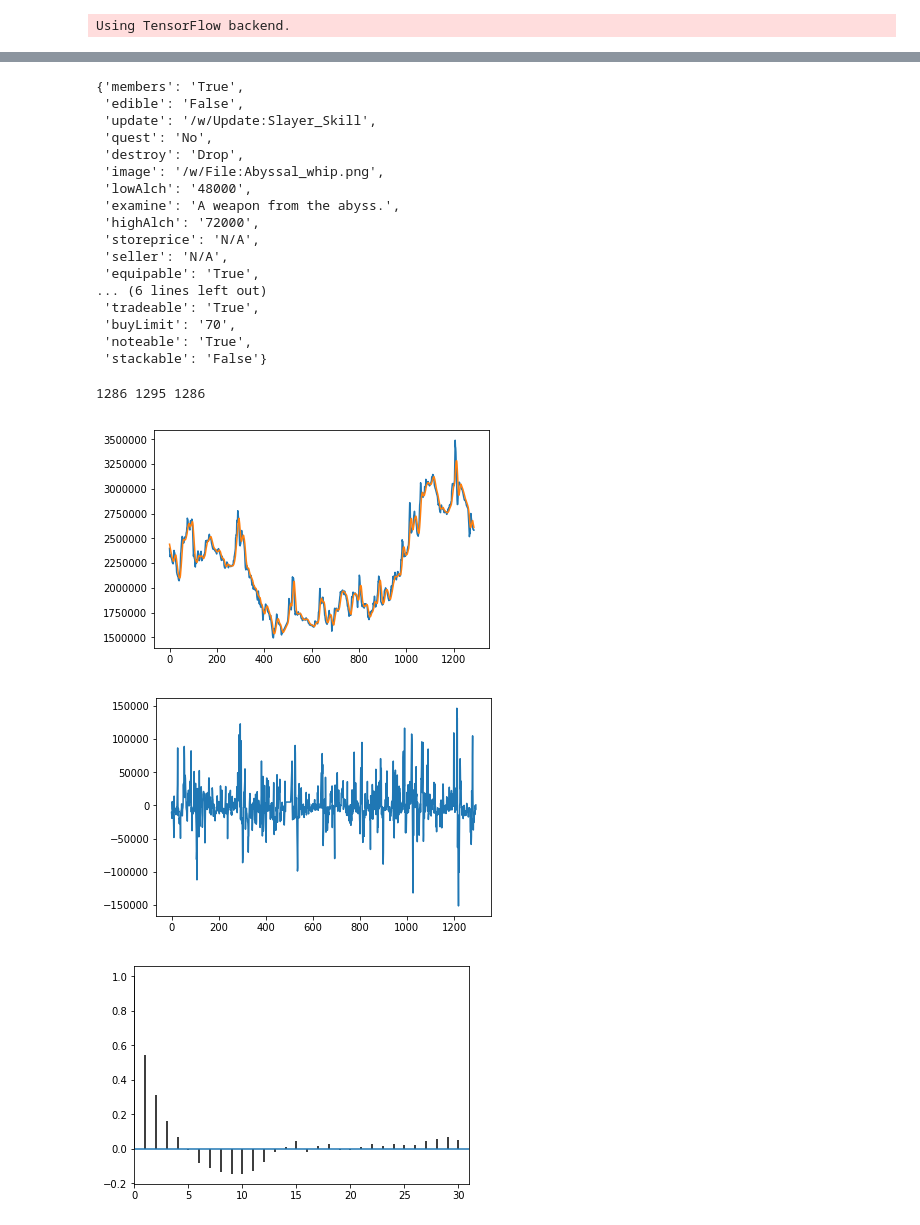
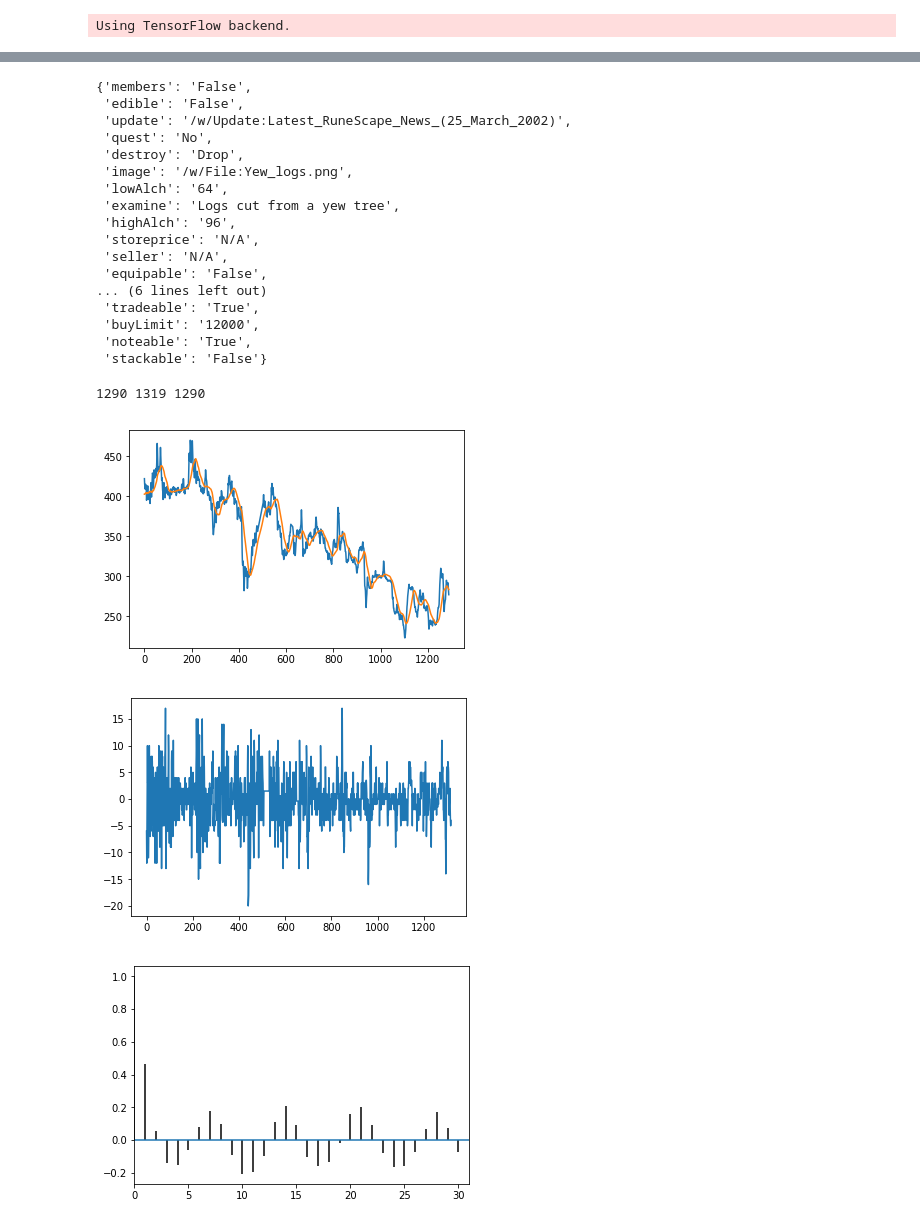
Before and after one commit to rmmartin02/OSRS_Research, a Jupyter notebook: ML/OSRS/Classification.ipynb, the cells around one changed output, grey strips where cells are left out. Saved outputs shown, nothing was run; the diff lists cells and outputs as text; code cells hidden in the pictures.

```diff
--- a/ML/OSRS/Classification.ipynb
+++ b/ML/OSRS/Classification.ipynb
@@ -20,7 +20,7 @@ import util.items as items
 # %% [output]
 Using TensorFlow backend.
 # %%
-item = 'Abyssal_whip'
+item = 'Yew_logs'
 # %%
 items.getPrices(item)[-10:]
 # %% [output]
@@ -37,45 +28,45 @@ items.getPrices(item)[-10:]
 # %%
 items.getInfo(item)
 # %% [output]
-{'members': 'True',
+{'members': 'False',
  'edible': 'False',
- 'update': '/w/Update:Slayer_Skill',
+ 'update': '/w/Update:Latest_RuneScape_News_(25_March_2002)',
  'quest': 'No',
  'destroy': 'Drop',
- 'image': '/w/File:Abyssal_whip.png',
- 'lowAlch': '48000',
- 'examine': 'A weapon from the abyss.',
- 'highAlch': '72000',
+ 'image': '/w/File:Yew_logs.png',
+ 'lowAlch': '64',
+ 'examine': 'Logs cut from a yew tree',
+ 'highAlch': '96',
  'storeprice': 'N/A',
  'seller': 'N/A',
- 'equipable': 'True',
+ 'equipable': 'False',
 ... (6 lines left out)
  'tradeable': 'True',
- 'buyLimit': '70',
+ 'buyLimit': '12000',
  'noteable': 'True',
  'stackable': 'False'}
 # %%
-ma = 10
+ma = 30
 prices = items.getPrices(item)
 changes = items.getPriceChanges(item)
 movAvg = items.movingAverage(item,ma)
 print(len(movAvg),len(prices),len(prices[ma-1:]))
 plt.plot(prices[ma-1:])
 plt.plot(movAvg)
 plt.plot()
 plt.show()
 plt.plot(changes)
 plt.show()
 # %% [output]
-1286 1295 1286
+1290 1319 1290
-[figure, old version]
+[figure, new version]
-[figure, old version]
+[figure, new version]
 # %%
 plt.acorr(changes,maxlags=30)
 plt.xlim(0,31)
 plt.show()
 # %% [output]
-[figure, old version]
+[figure, new version]
 # %%
 def minMax(data):
     d = []
```
Also changed, not shown: parts of 12 cells of this notebook.
